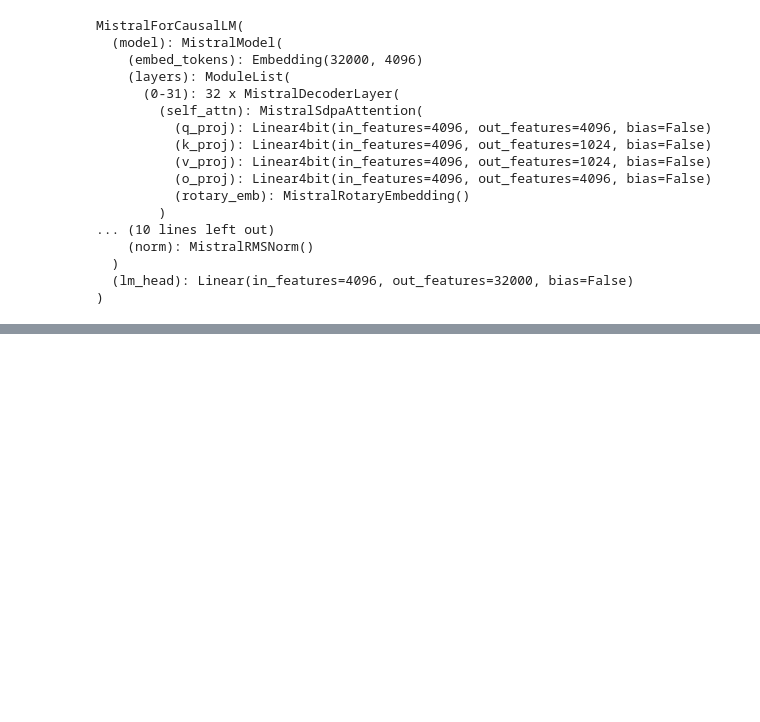
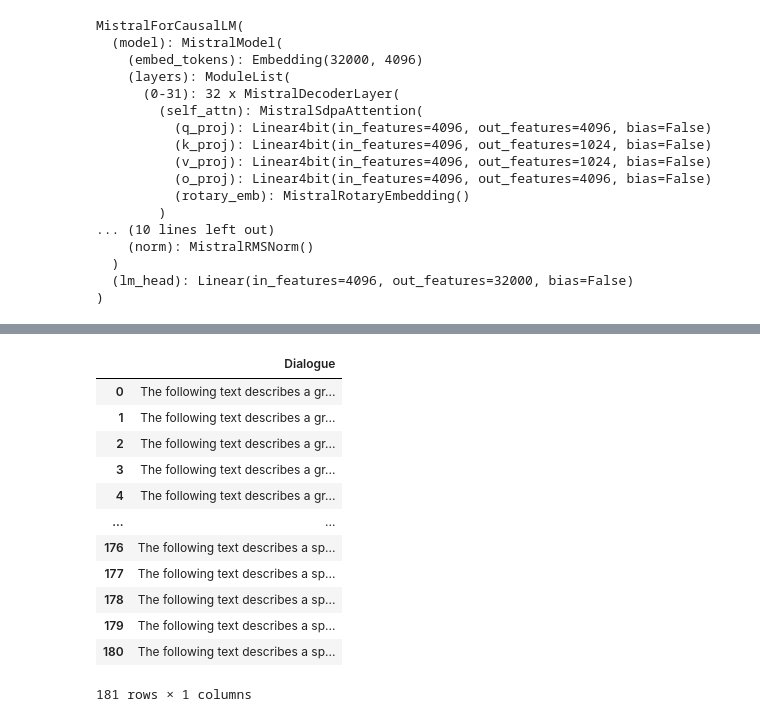
Before and after one commit to geoartop/Thesis-LLM-FineTuning-for-interactive-game-dialogues, a Jupyter notebook: mistral_own_data_finetune.ipynb, the cells around one changed output, grey strips where cells are left out. Drawn from its saved outputs; the diff is of its cells as text; code cells hidden in the pictures; blank space fills up the shorter version.

```diff
--- a/mistral_own_data_finetune.ipynb
+++ b/mistral_own_data_finetune.ipynb
@@ -611,0 +998,19 @@ In the world of Skyrim from the game Elder Scrolls V, in the case of a &Greeting
+# %%
+#import the answers from the excel file with a column name Dialogue
+answers_df = pd.read_excel('answers.xlsx', names=['Dialogue'])
+# %%
+answers_df
+# %% [output]
+|  | Dialogue |
+| 0 | The following text describes a gr... |
+| 1 | The following text describes a gr... |
+| 2 | The following text describes a gr... |
+| 3 | The following text describes a gr... |
+| 4 | The following text describes a gr... |
+| ... | ... |
+| 176 | The following text describes a sp... |
+| 177 | The following text describes a sp... |
+| 178 | The following text describes a sp... |
+| 179 | The following text describes a sp... |
+| 180 | The following text describes a sp... |
+181 rows × 1 columns
```
Also changed, not shown: parts of 53 cells of this notebook, 39 other files.
